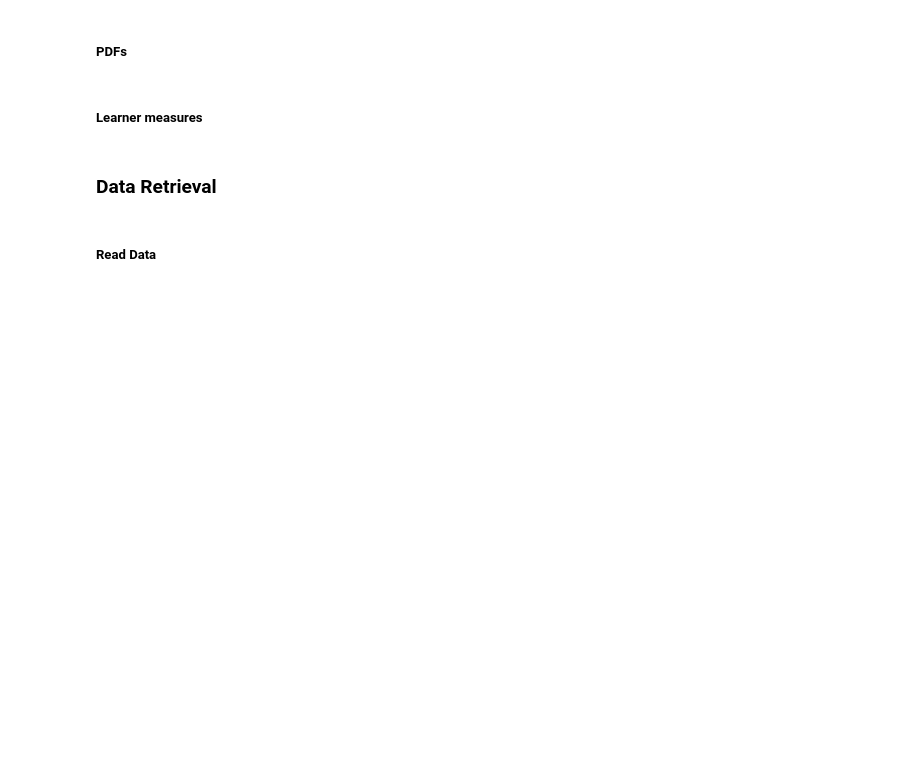
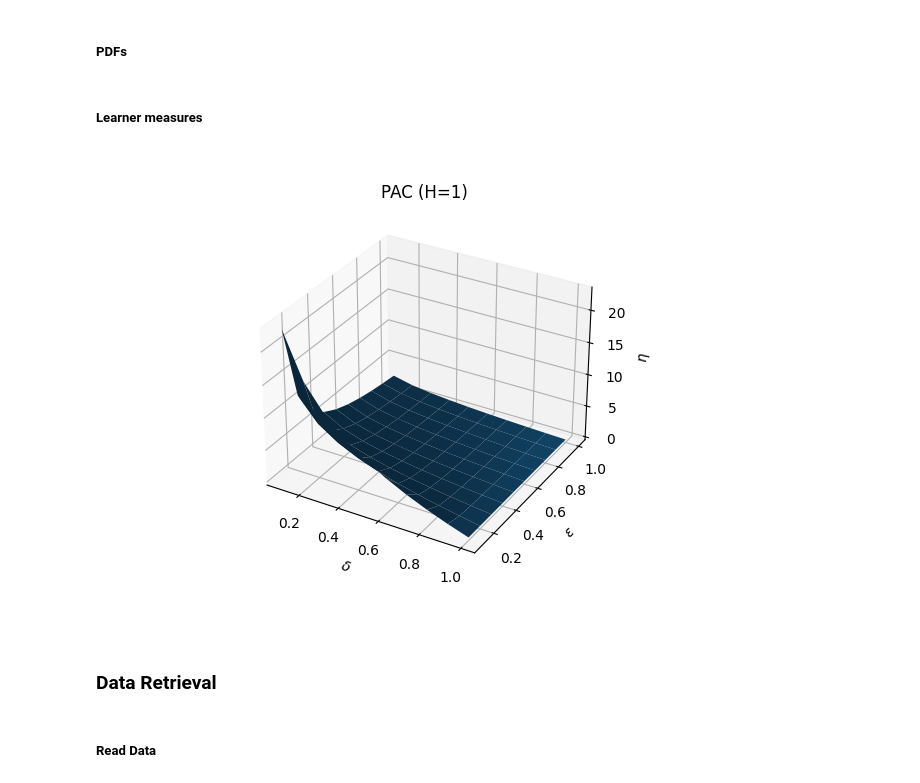
Before and after one commit to aortega0703/AI-pipeline, a Jupyter notebook: pipeline.ipynb, the cells around one changed output. Drawn from its saved outputs; the diff is of its cells as text; code cells hidden in the pictures; blank space fills up the shorter version.

```diff
--- a/pipeline.ipynb
+++ b/pipeline.ipynb
@@ -121,30 +121,32 @@ def pdf(pdf, x, N):
 # %% [markdown]
 ##### Learner measures
 # %%
-def confusion_matrix(U, Ud):
+def confusion_supervised(U, Ud):
     C_N, X_N = U.shape
     CM = np.zeros((C_N, C_N))
     U, Ud = np.argmax(U, axis=0), np.argmax(Ud, axis=0)
 
     for x in range(X_N):
         CM[U[x], Ud[x]] += 1
     return CM
 
 # lower bound to sample size
 def PAC_eta(H_norm, delta, epsilon):
     return (np.log(H_norm) - np.log(delta))/epsilon
 
 # lower bound to generalization error
 def PAC_delta(H_norm, epsilon, eta):
     return H_norm/np.exp(eta*epsilon)
 
 H = 1
 plt.figure()
 X = Y = np.linspace(0.1, 1, 10)
 X, Y = np.meshgrid(X, Y)
 ax = plt.axes(projection='3d', title=f'PAC (H={H})')
 ax.plot_surface(X, Y, PAC_eta(H, X, Y))
 set_axis_labels(ax, '$\\delta$', '$\\varepsilon$', '$\\eta$')
+# %% [output]
+[figure, added]
 # %% [markdown]
 ### Data Retrieval
 # %% [markdown]
```
Also changed, not shown: parts of 11 cells of this notebook.
